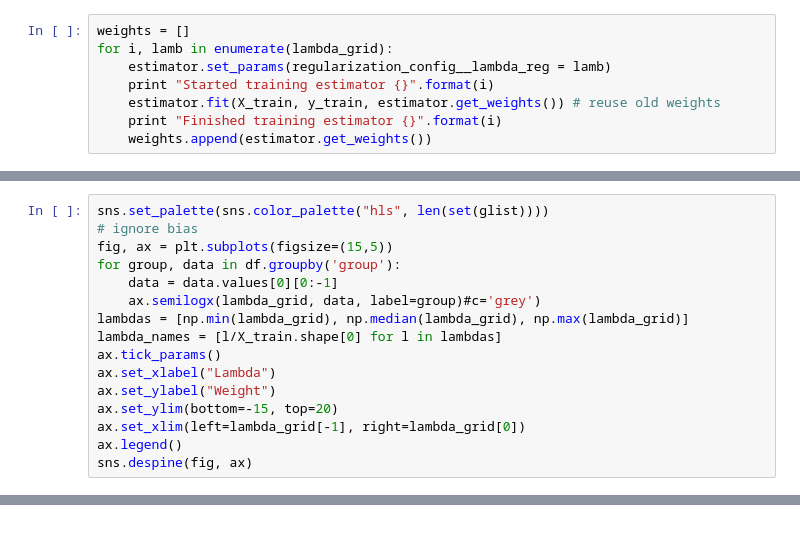
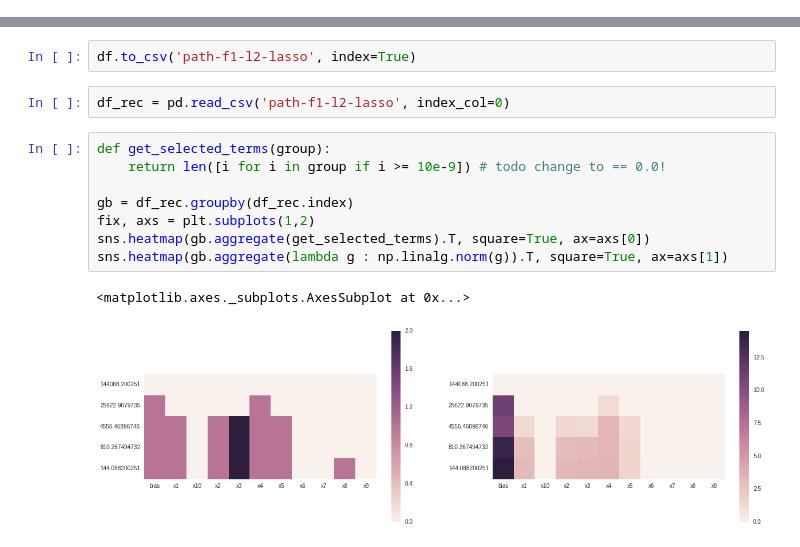
Before and after one commit to krenzland/prior-information, a Jupyter notebook: notebooks/020-SparsePath.ipynb, the cells around one changed output, grey strips where cells are left out. Drawn from its saved outputs; the diff is of its cells as text.

Commit message:
Update reg. paths.

```diff
--- a/notebooks/020-SparsePath.ipynb
+++ b/notebooks/020-SparsePath.ipynb
@@ -171,8 +221,0 @@ min_lambda, lambda_grid, min_lambda/X_train.shape[0]
-# %%
-weights = []
-for i, lamb in enumerate(lambda_grid):
-    estimator.set_params(regularization_config__lambda_reg = lamb)
-    print "Started training estimator {}".format(i)
-    estimator.fit(X_train, y_train, estimator.get_weights()) # reuse old weights
-    print "Finished training estimator {}".format(i)
-    weights.append(estimator.get_weights())
@@ -203,16 +221,0 @@ df['group'] = glist
-# %%
-sns.set_palette(sns.color_palette("hls", len(set(glist))))
-# ignore bias
-fig, ax = plt.subplots(figsize=(15,5))
-for group, data in df.groupby('group'):
-    data = data.values[0][0:-1]
-    ax.semilogx(lambda_grid, data, label=group)#c='grey')
-lambdas = [np.min(lambda_grid), np.median(lambda_grid), np.max(lambda_grid)]
-lambda_names = [l/X_train.shape[0] for l in lambdas]
-ax.tick_params()
-ax.set_xlabel("Lambda")
-ax.set_ylabel("Weight")
-ax.set_ylim(bottom=-15, top=20)
-ax.set_xlim(left=lambda_grid[-1], right=lambda_grid[0])
-ax.legend()
-sns.despine(fig, ax)
@@ -220,0 +245,15 @@ sns.despine(fig, ax)
+# %%
+df.to_csv('path-f1-l2-lasso', index=True)
+# %%
+df_rec = pd.read_csv('path-f1-l2-lasso', index_col=0)
+# %%
+def get_selected_terms(group):
+    return len([i for i in group if i >= 10e-9]) # todo change to == 0.0!
+
+gb = df_rec.groupby(df_rec.index)
+fix, axs = plt.subplots(1,2)
+sns.heatmap(gb.aggregate(get_selected_terms).T, square=True, ax=axs[0])
+sns.heatmap(gb.aggregate(lambda g : np.linalg.norm(g)).T, square=True, ax=axs[1])
+# %% [output]
+<matplotlib.axes._subplots.AxesSubplot at 0x...>
+[figure, added]
```
Also changed, not shown: parts of 27 cells of this notebook.
